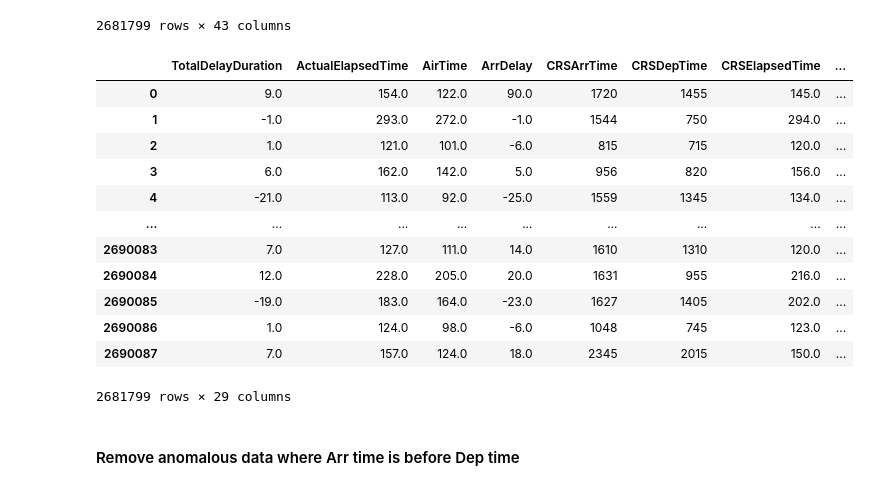
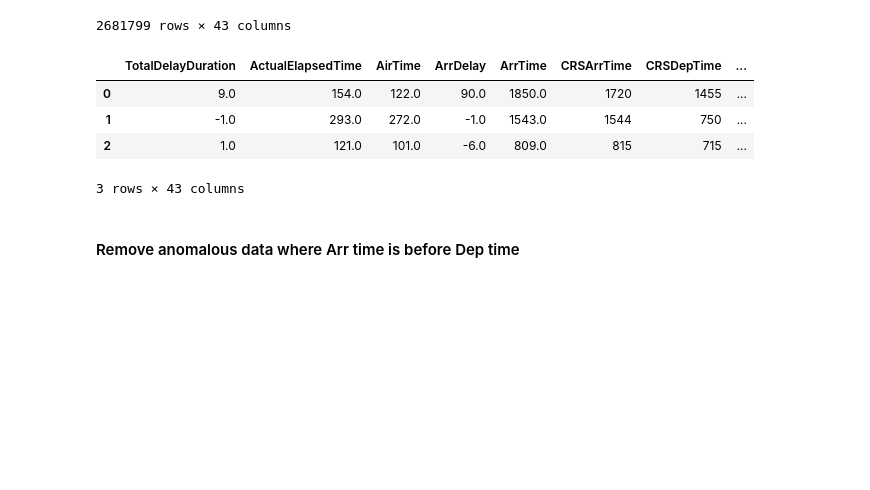
Before and after one commit to L1uM4rt1n/BDA-Project, a Jupyter notebook: eda/julian_cleaning/Julian Cleaning Final.ipynb, the cells around one changed output. Saved outputs shown, nothing was run; the diff lists cells and outputs as text; code cells hidden in the pictures; blank space fills up the shorter version.

```diff
--- a/eda/julian_cleaning/Julian Cleaning Final.ipynb
+++ b/eda/julian_cleaning/Julian Cleaning Final.ipynb
@@ -373,37 +373,29 @@ df_cleaned
 | 2690087 | 7.0 | 157.0 | 124.0 | 18.0 | 3.0 | 2345 | 2015 | ... |
 2681799 rows × 43 columns
 # %%
-df_cleaned.drop(columns=[
-    'ArrTime',
-    'DepTime',
-    'DayOfMonthDep',
-    'DayOfMonthArr',
-    'MonthDep',
-    'MonthArr',
-    'YearDep',
-    'YearArr',
-    'CRSDayOfMonthArr',
-    'CRSDayOfMonthDep',
-    'CRSMonthArr',
-    'CRSMonthDep',
-    'CRSYearArr',
-    'CRSYearDep'
-], inplace = True)
+# df_cleaned.drop(columns=[
+#     'ArrTime',
+#     'DepTime',
+#     'DayOfMonthDep',
+#     'DayOfMonthArr',
+#     'MonthDep',
+#     'MonthArr',
+#     'YearDep',
+#     'YearArr',
+#     'CRSDayOfMonthArr',
+#     'CRSDayOfMonthDep',
+#     'CRSMonthArr',
+#     'CRSMonthDep',
+#     'CRSYearArr',
+#     'CRSYearDep'
+# ], inplace = True)
 # %%
-df_cleaned
+df_cleaned.head(3)
 # %% [output]
-|  | TotalDelayDuration | ActualElapsedTime | AirTime | ArrDelay | CRSArrTime | CRSDepTime | CRSElapsedTime | ... |
-| 0 | 9.0 | 154.0 | 122.0 | 90.0 | 1720 | 1455 | 145.0 | ... |
-| 1 | -1.0 | 293.0 | 272.0 | -1.0 | 1544 | 750 | 294.0 | ... |
-| 2 | 1.0 | 121.0 | 101.0 | -6.0 | 815 | 715 | 120.0 | ... |
-| 3 | 6.0 | 162.0 | 142.0 | 5.0 | 956 | 820 | 156.0 | ... |
-| 4 | -21.0 | 113.0 | 92.0 | -25.0 | 1559 | 1345 | 134.0 | ... |
-| ... | ... | ... | ... | ... | ... | ... | ... | ... |
-| 2690083 | 7.0 | 127.0 | 111.0 | 14.0 | 1610 | 1310 | 120.0 | ... |
-| 2690084 | 12.0 | 228.0 | 205.0 | 20.0 | 1631 | 955 | 216.0 | ... |
-| 2690085 | -19.0 | 183.0 | 164.0 | -23.0 | 1627 | 1405 | 202.0 | ... |
-| 2690086 | 1.0 | 124.0 | 98.0 | -6.0 | 1048 | 745 | 123.0 | ... |
-| 2690087 | 7.0 | 157.0 | 124.0 | 18.0 | 2345 | 2015 | 150.0 | ... |
+|  | TotalDelayDuration | ActualElapsedTime | AirTime | ArrDelay | ArrTime | CRSArrTime | CRSDepTime | ... |
+| 0 | 9.0 | 154.0 | 122.0 | 90.0 | 1850.0 | 1720 | 1455 | ... |
+| 1 | -1.0 | 293.0 | 272.0 | -1.0 | 1543.0 | 1544 | 750 | ... |
+| 2 | 1.0 | 121.0 | 101.0 | -6.0 | 809.0 | 815 | 715 | ... |
-2681799 rows × 29 columns
+3 rows × 43 columns
 # %% [markdown]
 #### Remove anomalous data where Arr time is before Dep time
```
Also changed, not shown: parts of 7 cells of this notebook, 6 other files.
